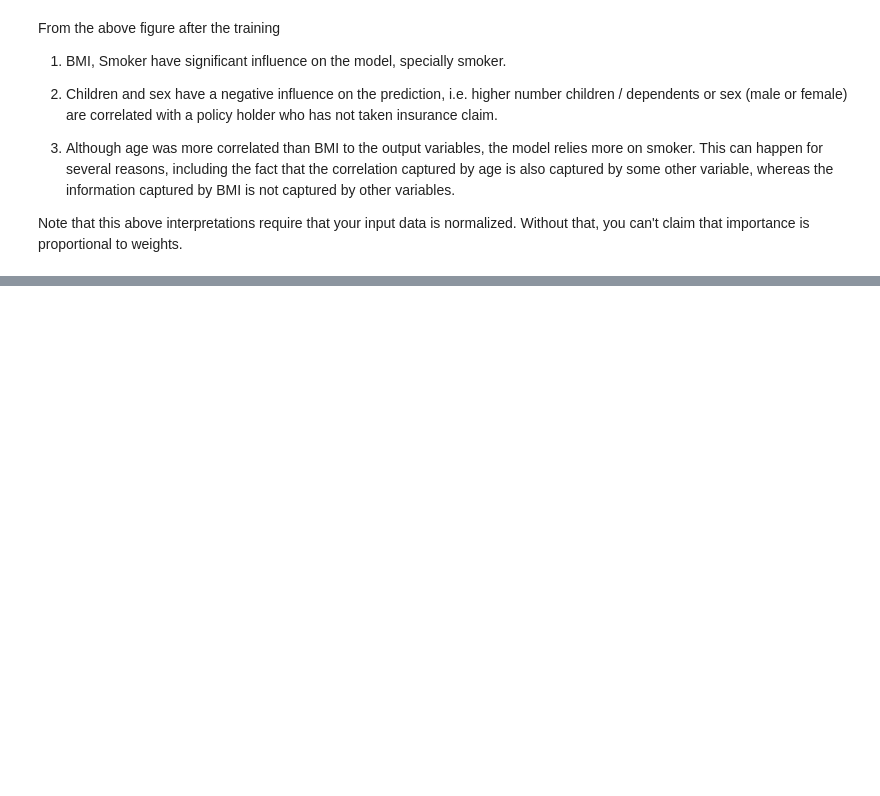
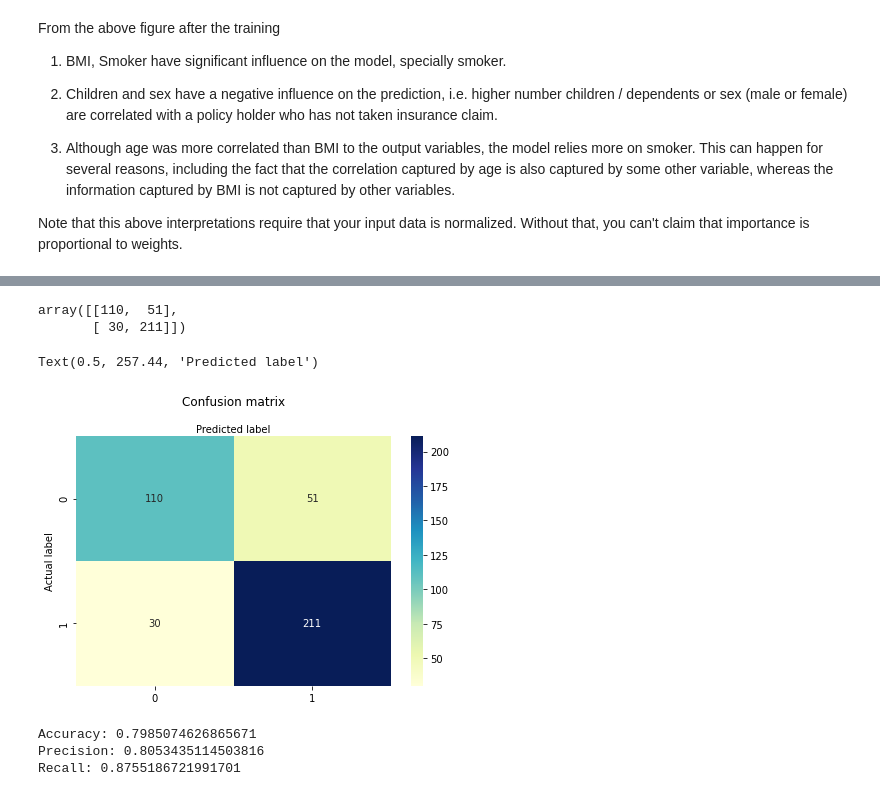
Before and after one commit to gmp007/Machine-Learning-and-EDA-Exploratory-Data-Analysis-Projects, a Jupyter notebook: Insurance_Claim_Prediction/InsuranceClaimPrediction02.ipynb, the cells around one changed output, grey strips where cells are left out. Drawn from its saved outputs; the diff is of its cells as text; code cells hidden in the pictures; blank space fills up the shorter version.

```diff
--- a/Insurance_Claim_Prediction/InsuranceClaimPrediction02.ipynb
+++ b/Insurance_Claim_Prediction/InsuranceClaimPrediction02.ipynb
@@ -507,0 +532,56 @@ Note that this above interpretations require that your input data is normalized.
+# %%
+# Remove the outliers
+for x in ['bmi', 'charges']:
+    q75,q25 = np.percentile(insuranceDF.loc[:,x],[75,25])
+    intr_qr = q75-q25
+
+    max = q75+(1.5*intr_qr)
+    min = q25-(1.5*intr_qr)
+
+# Replace the outliers with zeros to enable analysis later.
+    insuranceDF.loc[insuranceDF[x] < min,x] = 0
+    insuranceDF.loc[insuranceDF[x] > max,x] = 0
+# %%
+feature_cols = ['age', 'sex', 'bmi', 'children', 'smoker', 'region', 'charges']
+X = insuranceDF[feature_cols] # Features
+y = insuranceDF.insuranceclaim # Target variable
+X_train,X_test,y_train,y_test=train_test_split(X,y,test_size=0.30,random_state=42)
+# %%
+# instantiate the model (using the default parameters)
+logreg = LogisticRegression()
+
+# fit the model with data
+logreg.fit(X_train,y_train)
+
+#
+y_pred=logreg.predict(X_test)
+# %%
+conf_matrix = metrics.confusion_matrix(y_test, y_pred)
+conf_matrix
+# %% [output]
+array([[110,  51],
+       [ 30, 211]])
+# %%
+class_names=[0,1] # name  of classes
+fig, ax = plt.subplots()
+tick_marks = np.arange(len(class_names))
+plt.xticks(tick_marks, class_names)
+plt.yticks(tick_marks, class_names)
+# create heatmap
+sns.heatmap(pd.DataFrame(conf_matrix), annot=True, cmap="YlGnBu" ,fmt='g')
+ax.xaxis.set_label_position("top")
+plt.tight_layout()
+plt.title('Confusion matrix', y=1.1)
+plt.ylabel('Actual label')
+plt.xlabel('Predicted label')
+# %% [output]
+Text(0.5, 257.44, 'Predicted label')
+[figure, added]
+# %%
+print("Accuracy:",metrics.accuracy_score(y_test, y_pred))
+print("Precision:",metrics.precision_score(y_test, y_pred))
+print("Recall:",metrics.recall_score(y_test, y_pred))
+# %% [output]
+Accuracy: 0.7985074626865671
+Precision: 0.8053435114503816
+Recall: 0.8755186721991701
```
Also changed, not shown: parts of 18 cells of this notebook.
